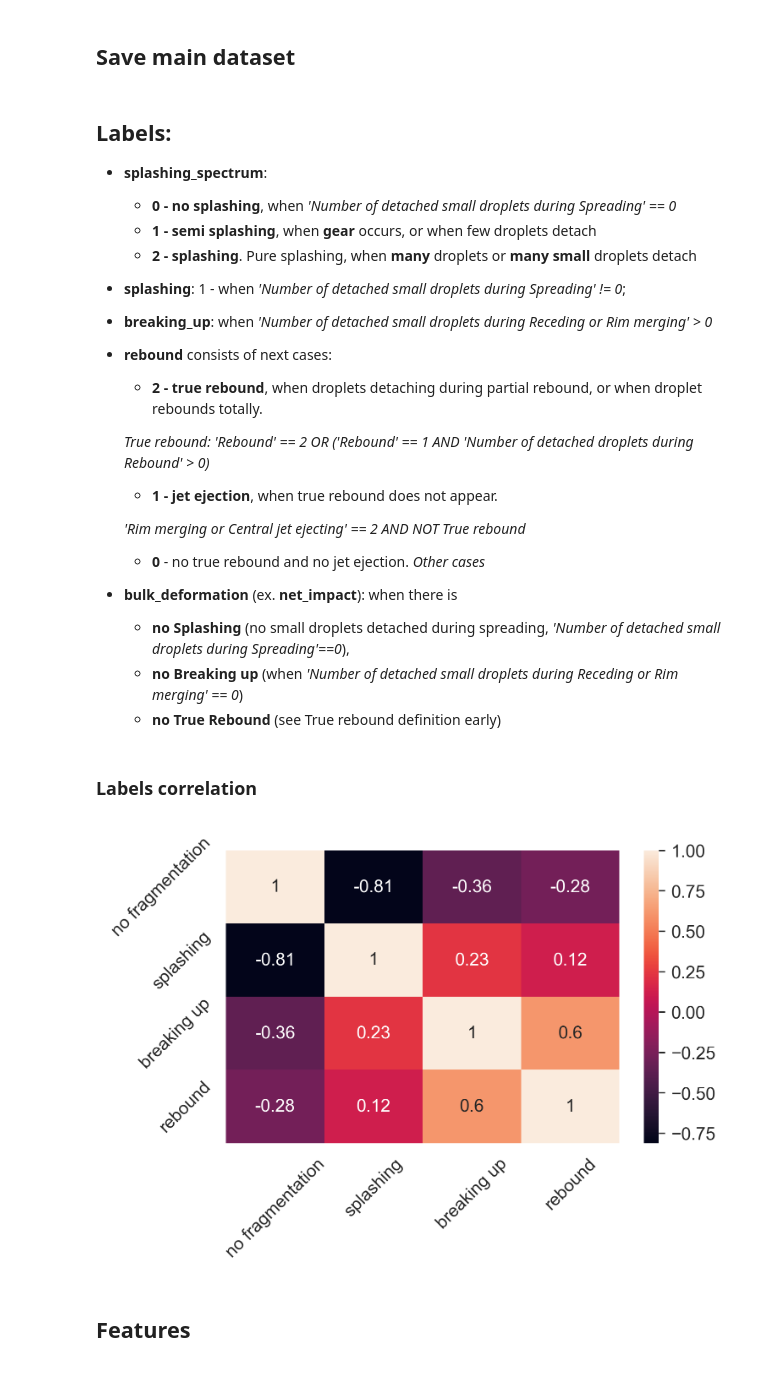
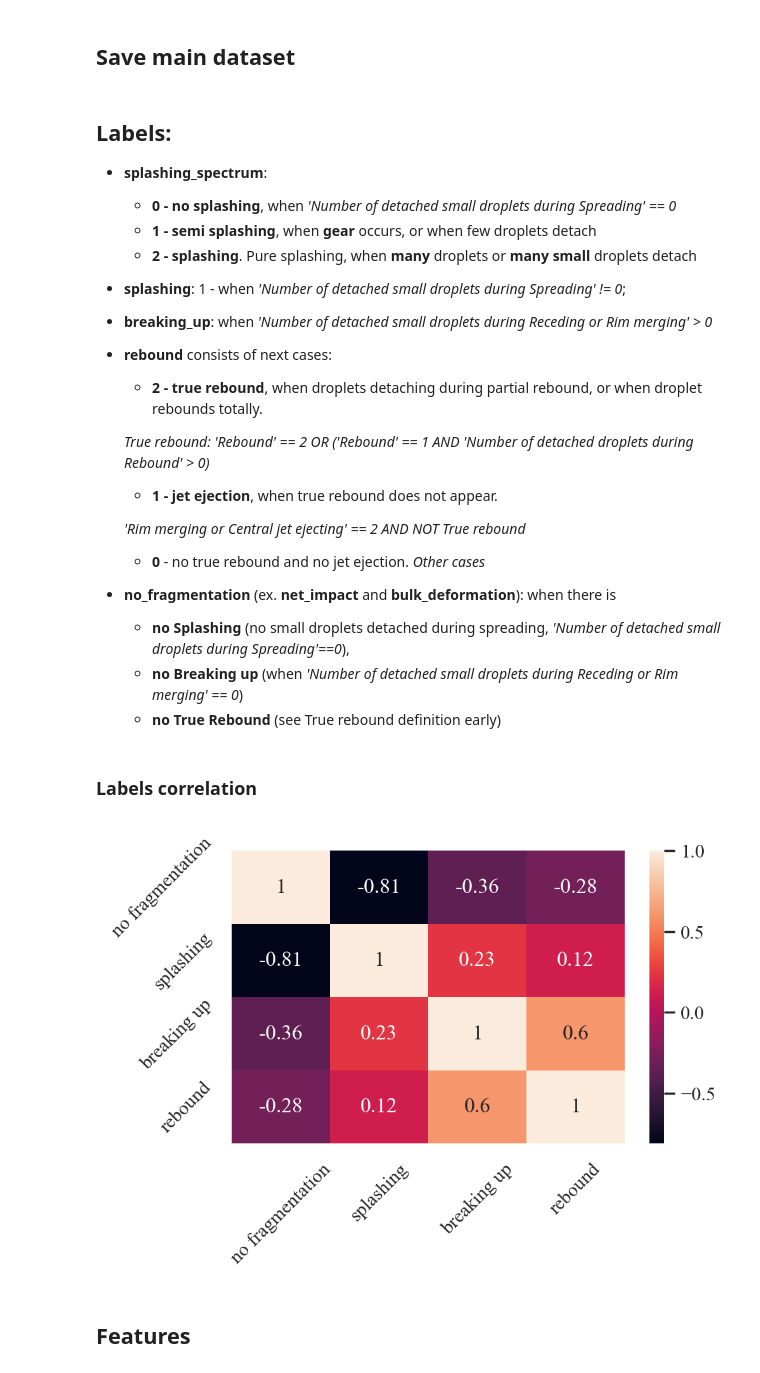
Before and after one commit to mvulf/drop-wall-impact-ml-prediction, a Jupyter notebook: notebooks/EDA_We_Re_edit_3_volume_fraction.ipynb, the cells around one changed output. Drawn from its saved outputs; the diff is of its cells as text; code cells hidden in the pictures.

```diff
--- a/notebooks/EDA_We_Re_edit_3_volume_fraction.ipynb
+++ b/notebooks/EDA_We_Re_edit_3_volume_fraction.ipynb
@@ -4,11 +4,13 @@
 # Import libraries
 import pandas as pd
 import numpy as np
-
 import matplotlib.pyplot as plt
 import seaborn as sns
-sns.set_style('darkgrid')
-plt.rcParams['figure.dpi'] = 300
+
+# plt.rcParams['mathtext.fontset'] = 'custom'
+# plt.rcParams['mathtext.rm'] = 'Times New Roman'
+# plt.rcParams['mathtext.it'] = 'Times New Roman:italic'
+# plt.rcParams['mathtext.bf'] = 'Times New Roman:bold'
 
 from pathlib import Path
 data_root = Path('../data')
@@ -19,3 +21,8 @@ sys.path.append('../')
 import utils_functionality.velocity_calculation as vc
 import utils_functionality.sedimentation_calculation as sc
 from utils_functionality.model_analysis import extract_agg_features;
+
+sns.set_style('darkgrid')
+plt.rcParams['figure.dpi'] = 200
+plt.rcParams["font.family"] = "Times New Roman"
+sns.set_theme(rc={"font.family": "Times New Roman"})
@@ -49,0 +62,9 @@ memory usage: 87.3+ KB
+# %%
+df_main = df_main.rename(
+    {
+        'net_impact': 'no_fragmentation',
+        'We_Re': 'K',
+    },
+    axis=1,
+)
+df_main.info()
@@ -256,17 +295,17 @@ $\rho_\text{d} = \phi \rho_\text{p} + (1 - \phi) \rho_\text{l}$
 
 where $\phi$ is a particle volume fraction
 # %%
-df_main['drop_density'] = (
+df_main['droplet_density'] = (
     df_main['volume_fraction'] * df_main['particle_density']
     + (1 - df_main['volume_fraction']) * df_main['liquid_density']
 )
 print('Densities stats')
 display(
-    df_main[['liquid_density', 'drop_density']].describe()
+    df_main[['liquid_density', 'droplet_density']].describe()
 )
 print('Relative density difference')
 display(
-    (np.abs(df_main['liquid_density'] - df_main['drop_density'])\
+    (np.abs(df_main['liquid_density'] - df_main['droplet_density'])\
         /df_main['liquid_density']).describe()
 )
 # %% [output]
@@ -303,7 +342,7 @@ def get_impact_velocity(row):
     impact_velocity = vc.get_impact_velocity(
         height=row['height'],
         drop_diameter=row['droplet_diameter'],
-        drop_density=row['drop_density']
+        drop_density=row['droplet_density']
     )
     return impact_velocity
 
@@ -473,7 +526,7 @@ df_main.to_excel(Path(data_root, 'df_main.xlsx'), index=False)
     *'Rim merging or Central jet ejecting' == 2 AND NOT True rebound*
     - **0** - no true rebound and no jet ejection. *Other cases*
 
--  **bulk_deformation** (ex. **net_impact**): when there is
+-  **no_fragmentation** (ex. **net_impact** and **bulk_deformation**): when there is
     - **no Splashing** (no small droplets detached during spreading, *'Number of detached small droplets during Spreading'==0*),
     - **no Breaking up** (when *'Number of detached small droplets during Receding or Rim merging' == 0*)
     - **no True Rebound** (see True rebound definition early)
@@ -485,36 +538,38 @@ def rename_labels(df):
 
     df = df.rename(
         {
-            'net_impact': 'no fragmentation',
+            'no_fragmentation': 'no fragmentation',
             'breaking_up': 'breaking up'
         },
         axis=1
     )
     return df
 
 fig, ax = plt.subplots(1,1, figsize=(5,3))
 
 df = rename_labels(df_main)
 
 sns.heatmap(
-    df[['no fragmentation', 'splashing', 'breaking up', 'rebound']].corr(method='spearman'),
+    df[
+        ['no fragmentation', 'splashing', 'breaking up', 'rebound']
+    ].corr(method='spearman'),
     annot=True,
     ax=ax
 )
 
 ax.set_yticklabels(ax.get_yticklabels(), rotation = 45);
 ax.set_xticklabels(ax.get_xticklabels(), rotation = 45);
 
 plt.savefig(
     Path(
         Path('..', 'results', 'experiments'),
         f'target_corr_map.pdf',
     ),
     bbox_inches='tight',
     dpi=600
 )
 # %% [output]
-[figure, old version]
+[figure, new version]
 # %% [markdown]
 ## Features
 # %% [markdown]
```
Also changed, not shown: parts of 31 cells of this notebook, 9 other files.
